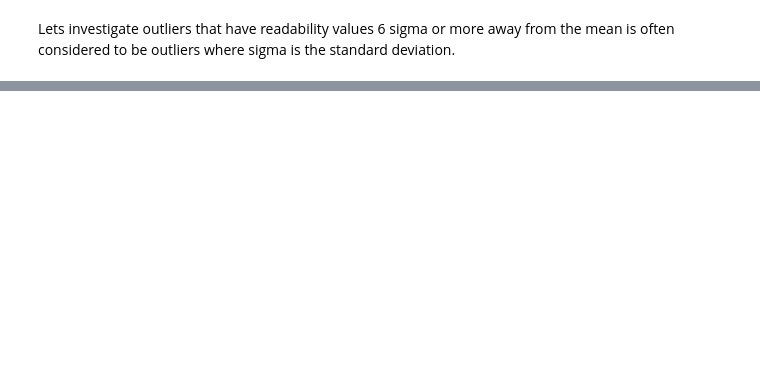
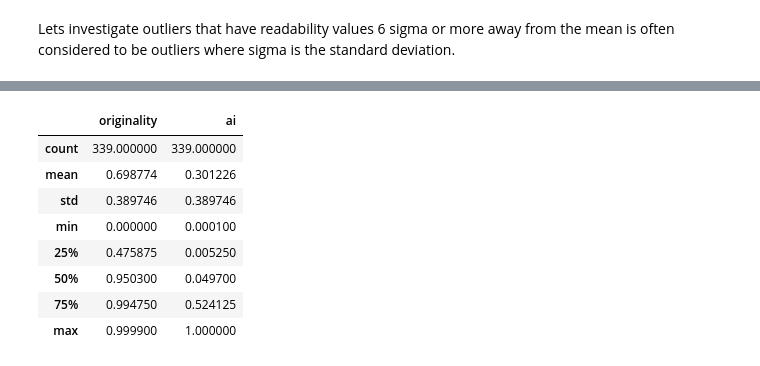
Before and after one commit to poupou-web3/GGR-beta-analysis, a Jupyter notebook: jupyter/Beta-Grant-Analysis.ipynb, the cells around one changed output, grey strips where cells are left out. Saved outputs shown, nothing was run; the diff lists cells and outputs as text; code cells hidden in the pictures; blank space fills up the shorter version.

```diff
--- a/jupyter/Beta-Grant-Analysis.ipynb
+++ b/jupyter/Beta-Grant-Analysis.ipynb
@@ -522,0 +379,12 @@ b'{"error":"Invalid API key"}'
+# %%
+df_grants[['originality', 'ai']].describe()
+# %% [output]
+|  | originality | ai |
+| count | 339.000000 | 339.000000 |
+| mean | 0.698774 | 0.301226 |
+| std | 0.389746 | 0.389746 |
+| min | 0.000000 | 0.000100 |
+| 25% | 0.475875 | 0.005250 |
+| 50% | 0.950300 | 0.049700 |
+| 75% | 0.994750 | 0.524125 |
+| max | 0.999900 | 1.000000 |
```
Also changed, not shown: parts of 73 cells of this notebook, 9 other files.
